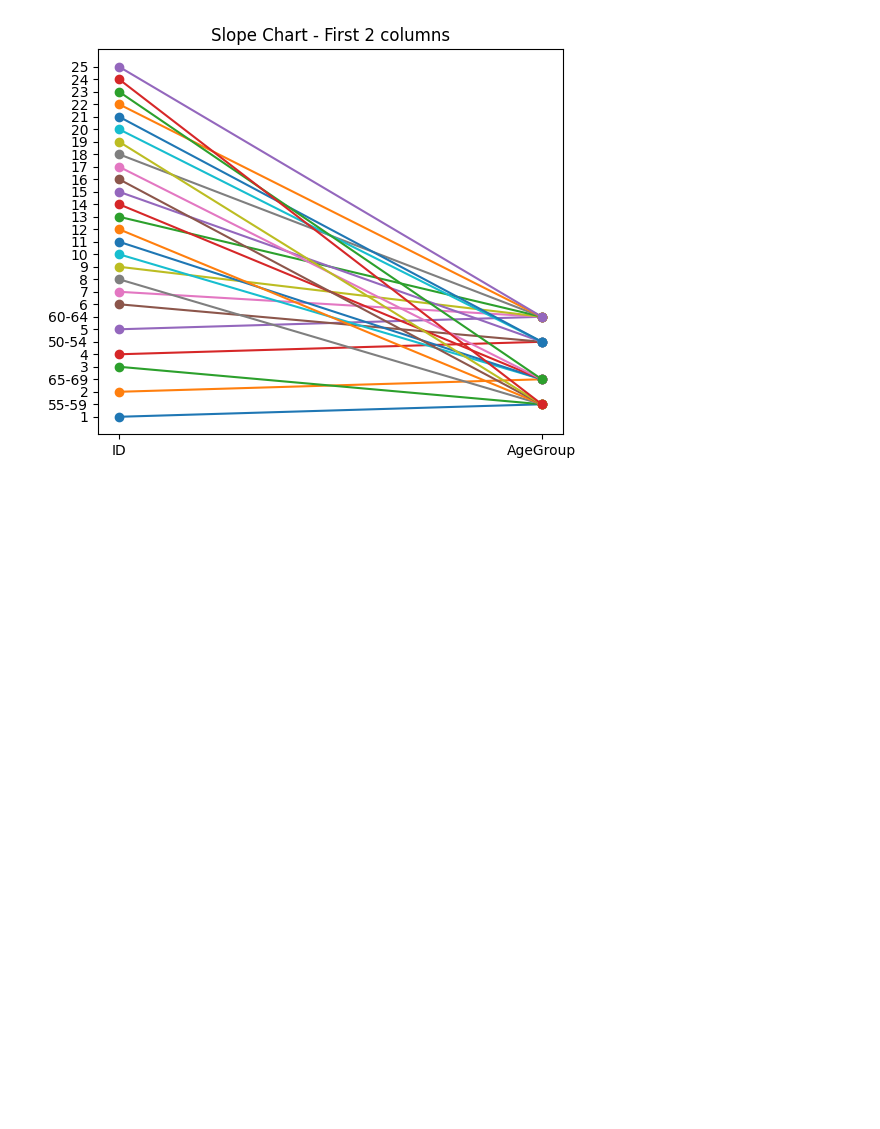
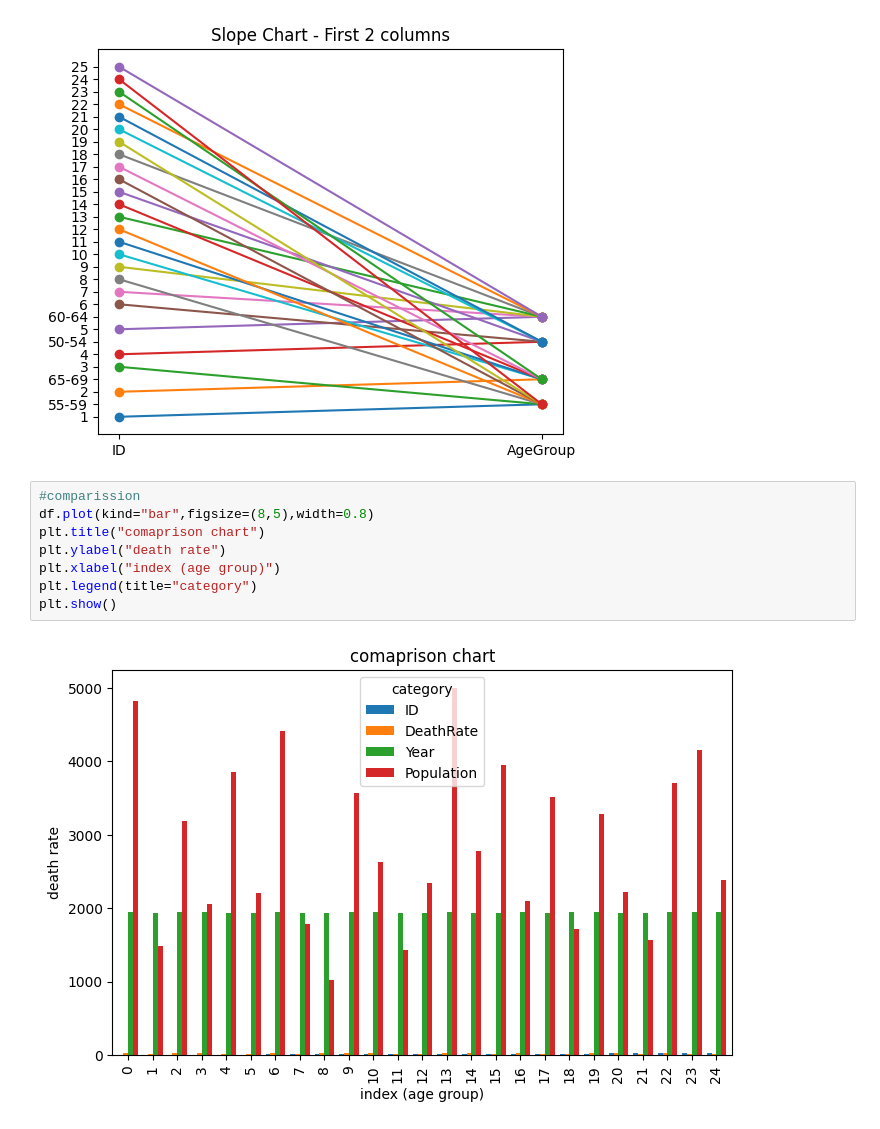
Before and after one commit to Nada-Naveesh/Data_Visualization_LAB, a Jupyter notebook: 2a.ipynb, the cells around one changed output. Drawn from its saved outputs; the diff is of its cells as text; blank space fills up the shorter version.

```diff
--- a/2a.ipynb
+++ b/2a.ipynb
@@ -39,3 +39,13 @@ if df.shape[1] >= 2:
   plt.show()
 # %% [output]
 [figure]
+# %%
+#comparission
+df.plot(kind="bar",figsize=(8,5),width=0.8)
+plt.title("comaprison chart")
+plt.ylabel("death rate")
+plt.xlabel("index (age group)")
+plt.legend(title="category")
+plt.show()
+# %% [output]
+[figure, added]
```
Also changed, not shown: parts of 3 cells of this notebook.
